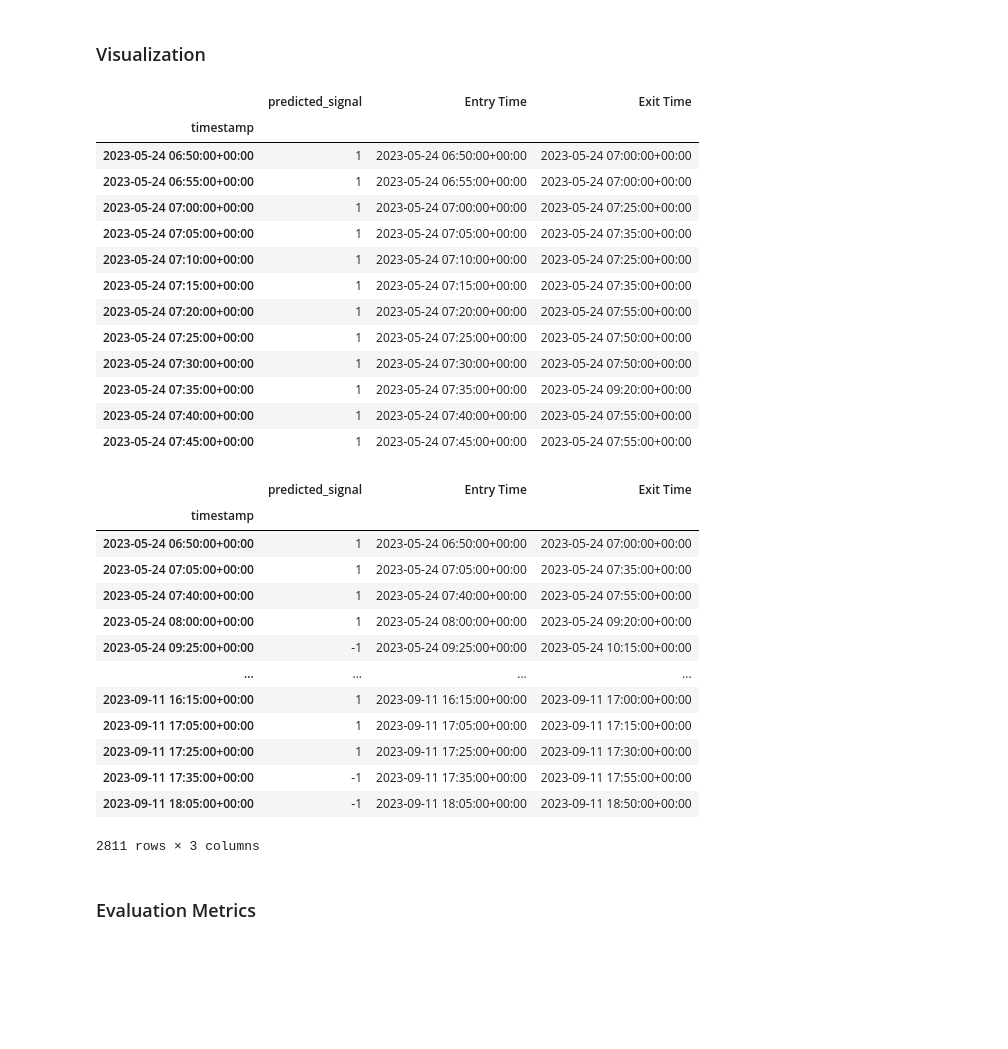
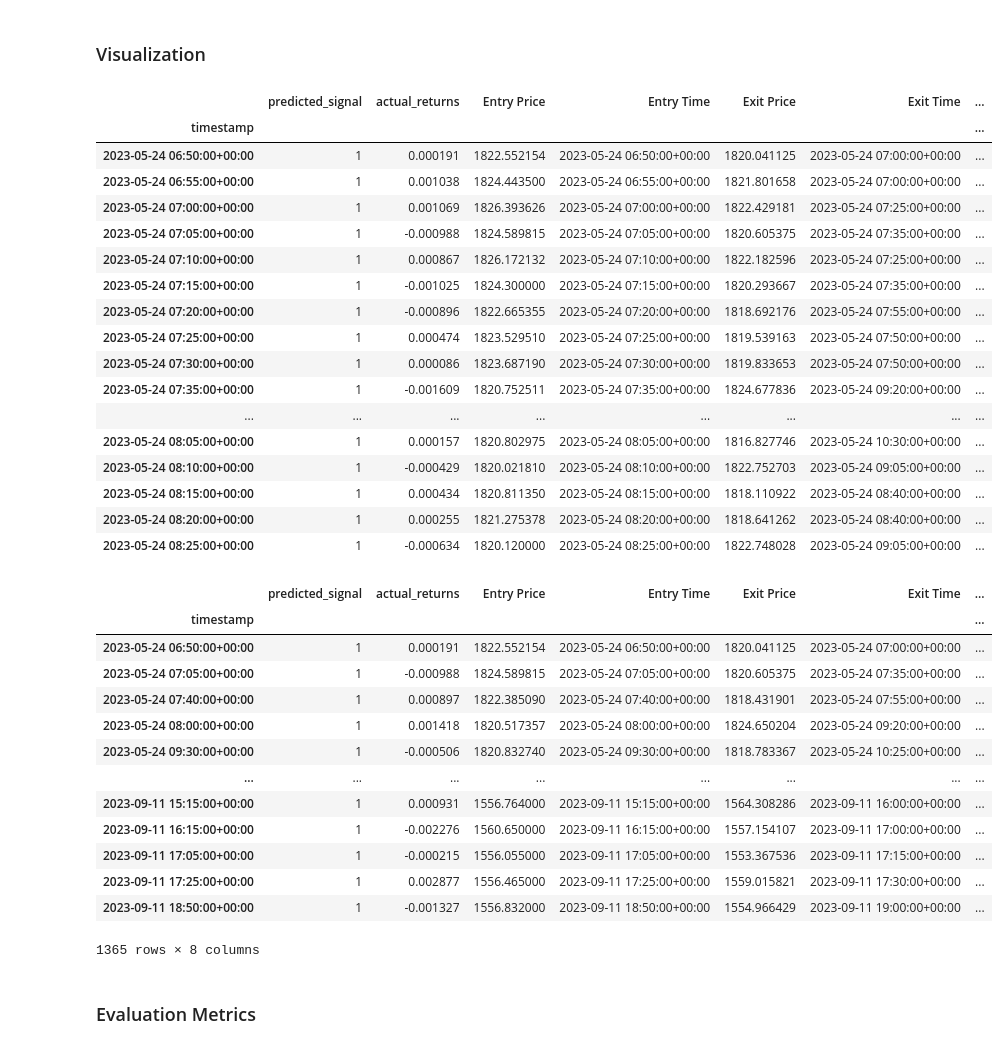
Before and after one commit to CincoCoding/Hyperspace-ML-Optimizer, a Jupyter notebook: notebook/HyperspaceMLOptimizer.ipynb, the cells around one changed output. Drawn from its saved outputs; the diff is of its cells as text; code cells hidden in the pictures; blank space fills up the shorter version.

Commit message:
finished one buy trade at a time loop

```diff
--- a/notebook/HyperspaceMLOptimizer.ipynb
+++ b/notebook/HyperspaceMLOptimizer.ipynb
@@ -448,43 +448,44 @@ weighted avg       0.52      0.51      0.51      9735
 # %%
 ###########CHECK THIS!!!!!!#################
 # Create a predictions DataFrame for SVM
 predictions_df = pd.DataFrame(index=X_test.index)
 
 predictions_df["predicted_signal"] = testing_signal_predictions
 
 predictions_df["actual_returns"] = signals_df["close"].pct_change()
 
 #####################
 
 predictions_df[["Entry Price", "Entry Time", "Exit Price", "Exit Time"]] = signals_df[["Entry Price", "Entry Time", "Exit Price", "Exit Time"]]
 
 ####################
 
 predictions_df["algo_returns"] = (signals_df["Exit Price"] - signals_df["Entry Price"])/signals_df["Entry Price"]
 
 predictions_df["trading_algorithm_returns"] = predictions_df.pop("algo_returns") * predictions_df["predicted_signal"]
 
 predictions_df["probability_estimates"] = testing_probability_estimates[:, 1]
 
-predictions_df = predictions_df[["predicted_signal", "Entry Time", "Exit Time"]]
-
-predictions_df.head(12)
-# predictions_df["predicted_signal"].value_counts()
+predictions_df.head(20)
 # %% [output]
-|  | predicted_signal | Entry Time | Exit Time |
-| timestamp |  |  |  |
-| 2023-05-24 06:50:00+00:00 | 1 | 2023-05-24 06:50:00+00:00 | 2023-05-24 07:00:00+00:00 |
-| 2023-05-24 06:55:00+00:00 | 1 | 2023-05-24 06:55:00+00:00 | 2023-05-24 07:00:00+00:00 |
-| 2023-05-24 07:00:00+00:00 | 1 | 2023-05-24 07:00:00+00:00 | 2023-05-24 07:25:00+00:00 |
-| 2023-05-24 07:05:00+00:00 | 1 | 2023-05-24 07:05:00+00:00 | 2023-05-24 07:35:00+00:00 |
-| 2023-05-24 07:10:00+00:00 | 1 | 2023-05-24 07:10:00+00:00 | 2023-05-24 07:25:00+00:00 |
-| 2023-05-24 07:15:00+00:00 | 1 | 2023-05-24 07:15:00+00:00 | 2023-05-24 07:35:00+00:00 |
-| 2023-05-24 07:20:00+00:00 | 1 | 2023-05-24 07:20:00+00:00 | 2023-05-24 07:55:00+00:00 |
-| 2023-05-24 07:25:00+00:00 | 1 | 2023-05-24 07:25:00+00:00 | 2023-05-24 07:50:00+00:00 |
-| 2023-05-24 07:30:00+00:00 | 1 | 2023-05-24 07:30:00+00:00 | 2023-05-24 07:50:00+00:00 |
-| 2023-05-24 07:35:00+00:00 | 1 | 2023-05-24 07:35:00+00:00 | 2023-05-24 09:20:00+00:00 |
-| 2023-05-24 07:40:00+00:00 | 1 | 2023-05-24 07:40:00+00:00 | 2023-05-24 07:55:00+00:00 |
-| 2023-05-24 07:45:00+00:00 | 1 | 2023-05-24 07:45:00+00:00 | 2023-05-24 07:55:00+00:00 |
+|  | predicted_signal | actual_returns | Entry Price | Entry Time | Exit Price | Exit Time | ... |
+| timestamp |  |  |  |  |  |  | ... |
+| 2023-05-24 06:50:00+00:00 | 1 | 0.000191 | 1822.552154 | 2023-05-24 06:50:00+00:00 | 1820.041125 | 2023-05-24 07:00:00+00:00 | ... |
+| 2023-05-24 06:55:00+00:00 | 1 | 0.001038 | 1824.443500 | 2023-05-24 06:55:00+00:00 | 1821.801658 | 2023-05-24 07:00:00+00:00 | ... |
+| 2023-05-24 07:00:00+00:00 | 1 | 0.001069 | 1826.393626 | 2023-05-24 07:00:00+00:00 | 1822.429181 | 2023-05-24 07:25:00+00:00 | ... |
+| 2023-05-24 07:05:00+00:00 | 1 | -0.000988 | 1824.589815 | 2023-05-24 07:05:00+00:00 | 1820.605375 | 2023-05-24 07:35:00+00:00 | ... |
+| 2023-05-24 07:10:00+00:00 | 1 | 0.000867 | 1826.172132 | 2023-05-24 07:10:00+00:00 | 1822.182596 | 2023-05-24 07:25:00+00:00 | ... |
+| 2023-05-24 07:15:00+00:00 | 1 | -0.001025 | 1824.300000 | 2023-05-24 07:15:00+00:00 | 1820.293667 | 2023-05-24 07:35:00+00:00 | ... |
+| 2023-05-24 07:20:00+00:00 | 1 | -0.000896 | 1822.665355 | 2023-05-24 07:20:00+00:00 | 1818.692176 | 2023-05-24 07:55:00+00:00 | ... |
+| 2023-05-24 07:25:00+00:00 | 1 | 0.000474 | 1823.529510 | 2023-05-24 07:25:00+00:00 | 1819.539163 | 2023-05-24 07:50:00+00:00 | ... |
+| 2023-05-24 07:30:00+00:00 | 1 | 0.000086 | 1823.687190 | 2023-05-24 07:30:00+00:00 | 1819.833653 | 2023-05-24 07:50:00+00:00 | ... |
+| 2023-05-24 07:35:00+00:00 | 1 | -0.001609 | 1820.752511 | 2023-05-24 07:35:00+00:00 | 1824.677836 | 2023-05-24 09:20:00+00:00 | ... |
+| ... | ... | ... | ... | ... | ... | ... | ... |
+| 2023-05-24 08:05:00+00:00 | 1 | 0.000157 | 1820.802975 | 2023-05-24 08:05:00+00:00 | 1816.827746 | 2023-05-24 10:30:00+00:00 | ... |
+| 2023-05-24 08:10:00+00:00 | 1 | -0.000429 | 1820.021810 | 2023-05-24 08:10:00+00:00 | 1822.752703 | 2023-05-24 09:05:00+00:00 | ... |
+| 2023-05-24 08:15:00+00:00 | 1 | 0.000434 | 1820.811350 | 2023-05-24 08:15:00+00:00 | 1818.110922 | 2023-05-24 08:40:00+00:00 | ... |
+| 2023-05-24 08:20:00+00:00 | 1 | 0.000255 | 1821.275378 | 2023-05-24 08:20:00+00:00 | 1818.641262 | 2023-05-24 08:40:00+00:00 | ... |
+| 2023-05-24 08:25:00+00:00 | 1 | -0.000634 | 1820.120000 | 2023-05-24 08:25:00+00:00 | 1822.748028 | 2023-05-24 09:05:00+00:00 | ... |
 # %%
 # Initialize buy_signals_df
 buy_signals_df = pd.DataFrame()
@@ -494,7 +495,8 @@ last_trade_exit_time = predictions_df["Exit Time"].iloc[0]
 
 for j in range(1, predictions_df.shape[0]):
     entry_time = predictions_df["Entry Time"].iloc[j]
-    if entry_time <= last_trade_exit_time:
+    exit_signal = predictions_df["predicted_signal"].iloc[j]
+    if entry_time <= last_trade_exit_time or exit_signal == -1:
         continue
     else:
         buy_signals_df = pd.concat([buy_signals_df, predictions_df.iloc[[j]]])
@@ -508,17 +510,17 @@ for j in range(1, predictions_df.shape[0]):
 
 buy_signals_df
 # %% [output]
-|  | predicted_signal | Entry Time | Exit Time |
-| timestamp |  |  |  |
-| 2023-05-24 06:50:00+00:00 | 1 | 2023-05-24 06:50:00+00:00 | 2023-05-24 07:00:00+00:00 |
-| 2023-05-24 07:05:00+00:00 | 1 | 2023-05-24 07:05:00+00:00 | 2023-05-24 07:35:00+00:00 |
-| 2023-05-24 07:40:00+00:00 | 1 | 2023-05-24 07:40:00+00:00 | 2023-05-24 07:55:00+00:00 |
-| 2023-05-24 08:00:00+00:00 | 1 | 2023-05-24 08:00:00+00:00 | 2023-05-24 09:20:00+00:00 |
-| 2023-05-24 09:25:00+00:00 | -1 | 2023-05-24 09:25:00+00:00 | 2023-05-24 10:15:00+00:00 |
-| ... | ... | ... | ... |
-| 2023-09-11 16:15:00+00:00 | 1 | 2023-09-11 16:15:00+00:00 | 2023-09-11 17:00:00+00:00 |
-| 2023-09-11 17:05:00+00:00 | 1 | 2023-09-11 17:05:00+00:00 | 2023-09-11 17:15:00+00:00 |
-| 2023-09-11 17:25:00+00:00 | 1 | 2023-09-11 17:25:00+00:00 | 2023-09-11 17:30:00+00:00 |
-| 2023-09-11 17:35:00+00:00 | -1 | 2023-09-11 17:35:00+00:00 | 2023-09-11 17:55:00+00:00 |
-| 2023-09-11 18:05:00+00:00 | -1 | 2023-09-11 18:05:00+00:00 | 2023-09-11 18:50:00+00:00 |
+|  | predicted_signal | actual_returns | Entry Price | Entry Time | Exit Price | Exit Time | ... |
+| timestamp |  |  |  |  |  |  | ... |
+| 2023-05-24 06:50:00+00:00 | 1 | 0.000191 | 1822.552154 | 2023-05-24 06:50:00+00:00 | 1820.041125 | 2023-05-24 07:00:00+00:00 | ... |
+| 2023-05-24 07:05:00+00:00 | 1 | -0.000988 | 1824.589815 | 2023-05-24 07:05:00+00:00 | 1820.605375 | 2023-05-24 07:35:00+00:00 | ... |
+| 2023-05-24 07:40:00+00:00 | 1 | 0.000897 | 1822.385090 | 2023-05-24 07:40:00+00:00 | 1818.431901 | 2023-05-24 07:55:00+00:00 | ... |
+| 2023-05-24 08:00:00+00:00 | 1 | 0.001418 | 1820.517357 | 2023-05-24 08:00:00+00:00 | 1824.650204 | 2023-05-24 09:20:00+00:00 | ... |
+| 2023-05-24 09:30:00+00:00 | 1 | -0.000506 | 1820.832740 | 2023-05-24 09:30:00+00:00 | 1818.783367 | 2023-05-24 10:25:00+00:00 | ... |
+| ... | ... | ... | ... | ... | ... | ... | ... |
+| 2023-09-11 15:15:00+00:00 | 1 | 0.000931 | 1556.764000 | 2023-09-11 15:15:00+00:00 | 1564.308286 | 2023-09-11 16:00:00+00:00 | ... |
+| 2023-09-11 16:15:00+00:00 | 1 | -0.002276 | 1560.650000 | 2023-09-11 16:15:00+00:00 | 1557.154107 | 2023-09-11 17:00:00+00:00 | ... |
+| 2023-09-11 17:05:00+00:00 | 1 | -0.000215 | 1556.055000 | 2023-09-11 17:05:00+00:00 | 1553.367536 | 2023-09-11 17:15:00+00:00 | ... |
+| 2023-09-11 17:25:00+00:00 | 1 | 0.002877 | 1556.465000 | 2023-09-11 17:25:00+00:00 | 1559.015821 | 2023-09-11 17:30:00+00:00 | ... |
+| 2023-09-11 18:50:00+00:00 | 1 | -0.001327 | 1556.832000 | 2023-09-11 18:50:00+00:00 | 1554.966429 | 2023-09-11 19:00:00+00:00 | ... |
-2811 rows × 3 columns
+1365 rows × 8 columns
```
Also changed, not shown: parts of 5 cells of this notebook.
